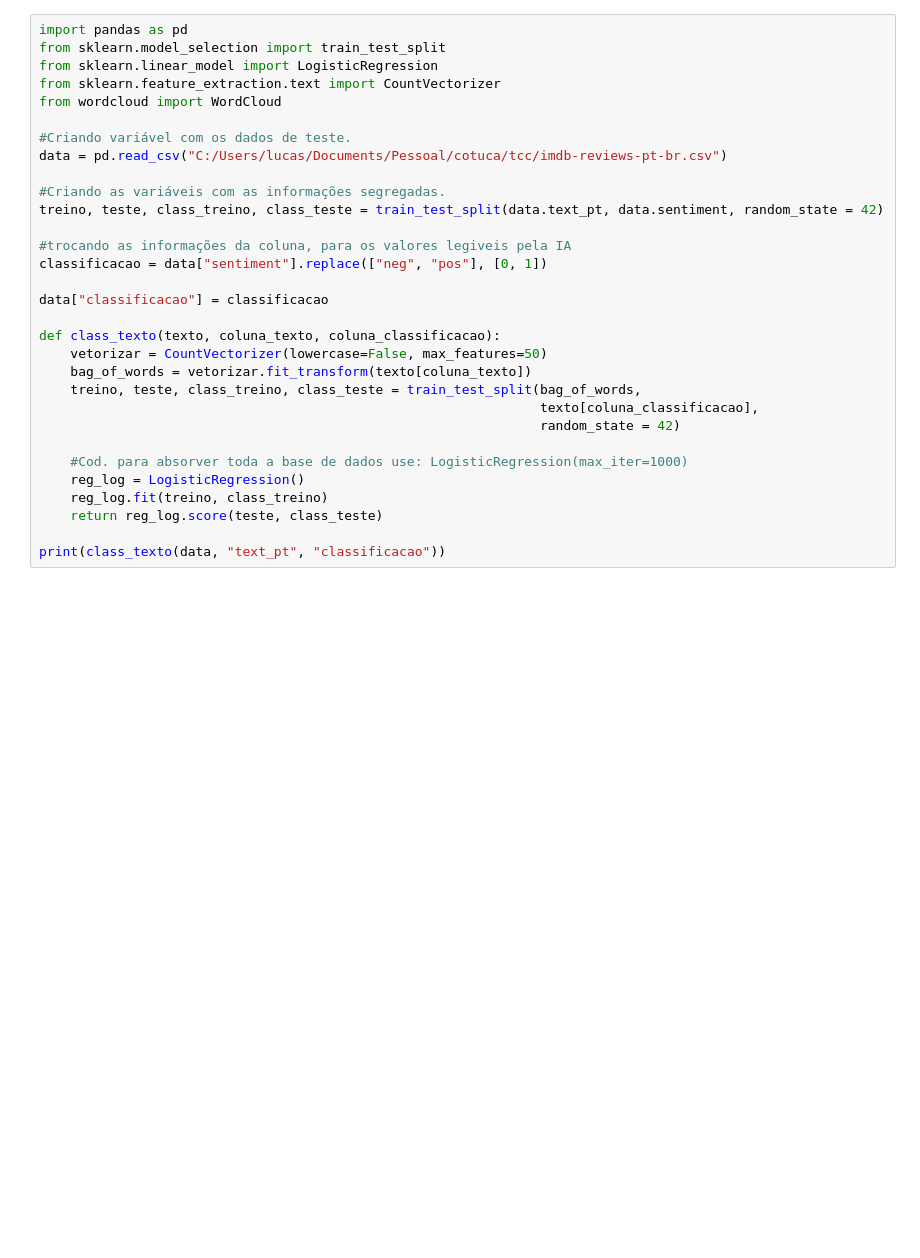
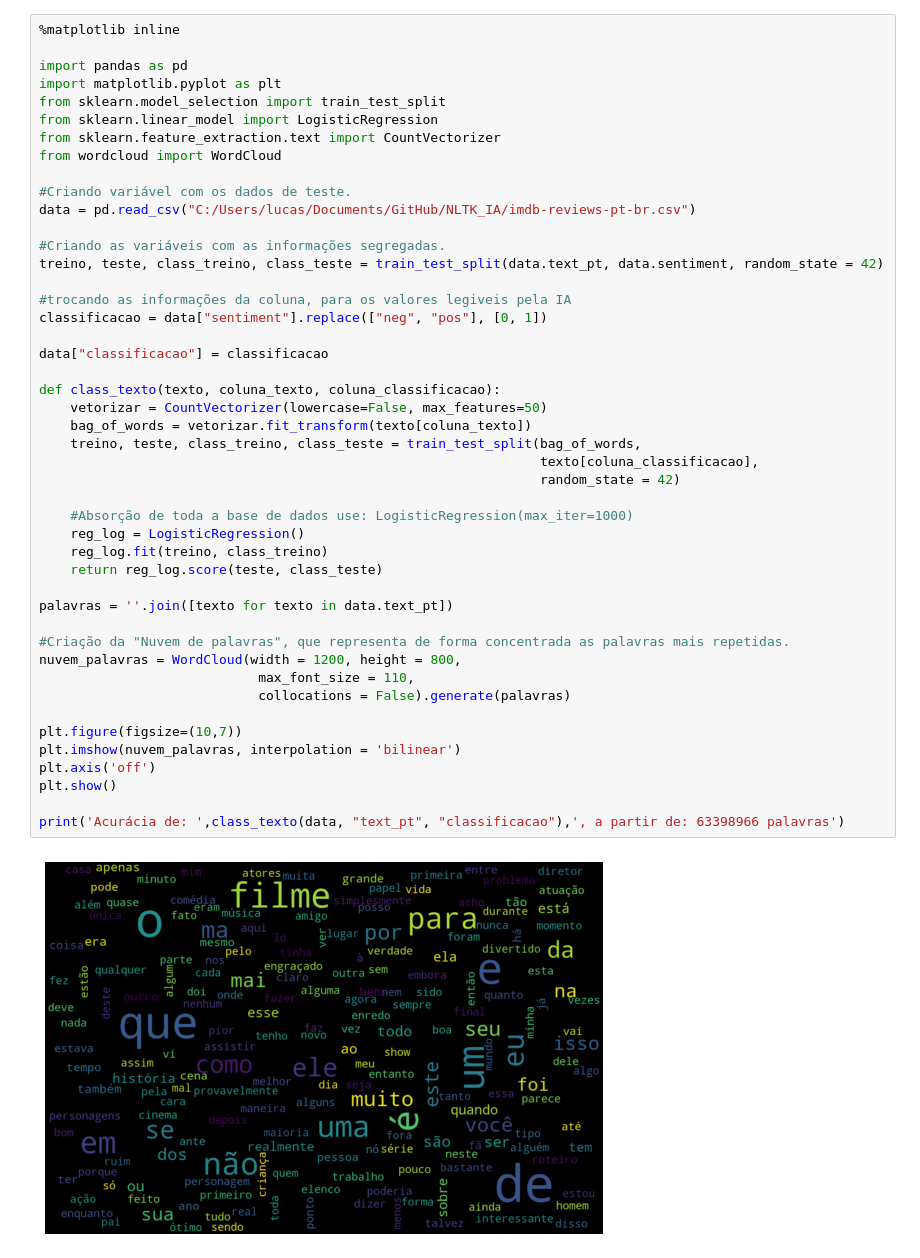
Before and after one commit to LucasPatrickBS/NLTK_IA, a Jupyter notebook: Untitled.ipynb, the cells around one changed output. Cells and saved outputs as stored; diff of their text form; blank space fills up the shorter version.

Commit message:
Criando a visualização com WordCloud

```diff
--- a/Untitled.ipynb
+++ b/Untitled.ipynb
@@ -1,32 +1,48 @@
 # %%
+%matplotlib inline
+
 import pandas as pd
+import matplotlib.pyplot as plt
 from sklearn.model_selection import train_test_split
 from sklearn.linear_model import LogisticRegression
 from sklearn.feature_extraction.text import CountVectorizer
 from wordcloud import WordCloud
 
 #Criando variável com os dados de teste.
-data = pd.read_csv("C:/Users/lucas/Documents/Pessoal/cotuca/tcc/imdb-reviews-pt-br.csv")
+data = pd.read_csv("C:/Users/lucas/Documents/GitHub/NLTK_IA/imdb-reviews-pt-br.csv")
 
 #Criando as variáveis com as informações segregadas.
 treino, teste, class_treino, class_teste = train_test_split(data.text_pt, data.sentiment, random_state = 42)
 
 #trocando as informações da coluna, para os valores legiveis pela IA
 classificacao = data["sentiment"].replace(["neg", "pos"], [0, 1])
 
 data["classificacao"] = classificacao
 
 def class_texto(texto, coluna_texto, coluna_classificacao):
     vetorizar = CountVectorizer(lowercase=False, max_features=50)
     bag_of_words = vetorizar.fit_transform(texto[coluna_texto])
     treino, teste, class_treino, class_teste = train_test_split(bag_of_words,
                                                                 texto[coluna_classificacao],
                                                                 random_state = 42)
 
-    #Cod. para absorver toda a base de dados use: LogisticRegression(max_iter=1000)
+    #Absorção de toda a base de dados use: LogisticRegression(max_iter=1000)
     reg_log = LogisticRegression()
     reg_log.fit(treino, class_treino)
     return reg_log.score(teste, class_teste)
 
-print(class_texto(data, "text_pt", "classificacao"))
+palavras = ''.join([texto for texto in data.text_pt])
+
+#Criação da "Nuvem de palavras", que representa de forma concentrada as palavras mais repetidas.
+nuvem_palavras = WordCloud(width = 1200, height = 800,
+                            max_font_size = 110,
+                            collocations = False).generate(palavras)
+
+plt.figure(figsize=(10,7))
+plt.imshow(nuvem_palavras, interpolation = 'bilinear')
+plt.axis('off')
+plt.show()
+
+print('Acurácia de: ',class_texto(data, "text_pt", "classificacao"),', a partir de: 63398966 palavras')
 # %% [output]
+[figure, added]
```
Also changed, not shown: parts of 1 cell of this notebook.
